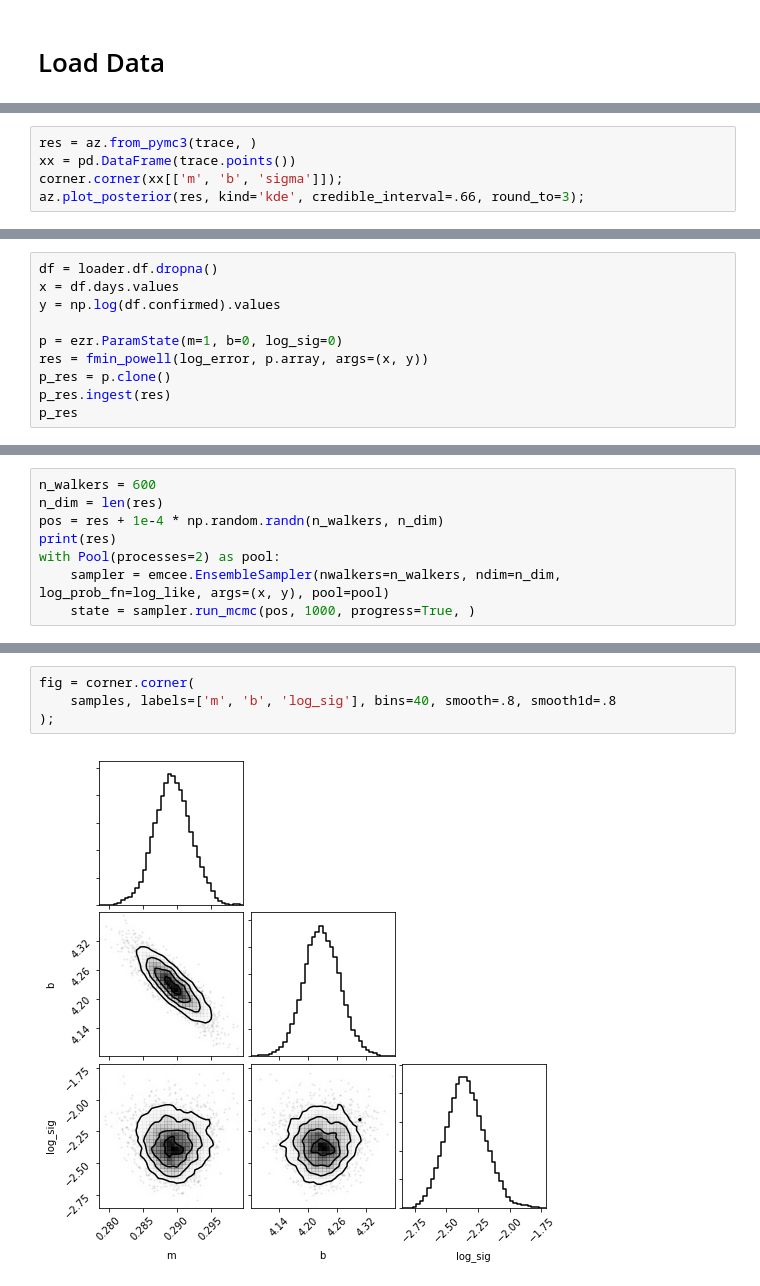
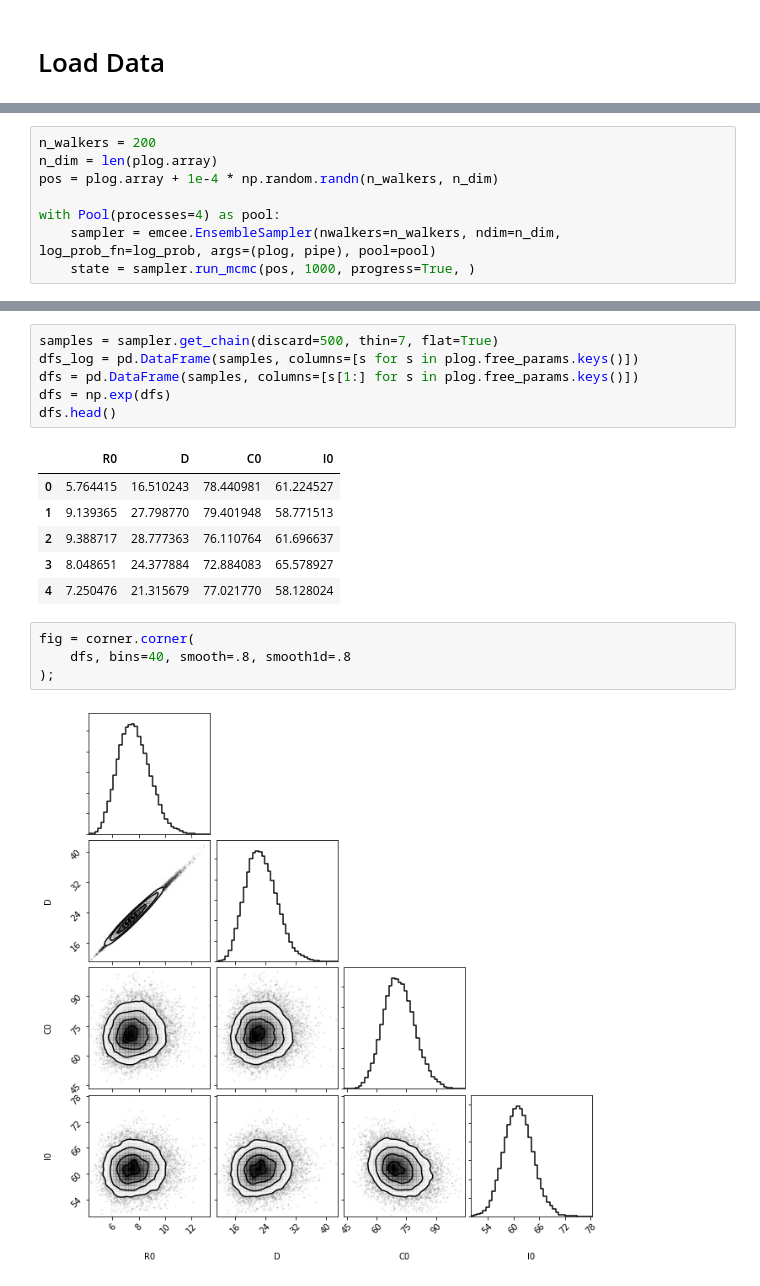
Before and after one commit to robdmc/COVID-19, a Jupyter notebook: emcee_play.ipynb, the cells around one changed output, grey strips where cells are left out. Drawn from its saved outputs; the diff is of its cells as text.

```diff
--- a/emcee_play.ipynb
+++ b/emcee_play.ipynb
@@ -126,5 +107,0 @@ NUTS: [sigma, b, m]
-# %%
-res = az.from_pymc3(trace, )
-xx = pd.DataFrame(trace.points())
-corner.corner(xx[['m', 'b', 'sigma']]);
-az.plot_posterior(res, kind='kde', credible_interval=.66, round_to=3);
@@ -162,10 +107,0 @@ def log_like(theta, x, y):
-# %%
-df = loader.df.dropna()
-x = df.days.values
-y = np.log(df.confirmed).values
-
-p = ezr.ParamState(m=1, b=0, log_sig=0)
-res = fmin_powell(log_error, p.array, args=(x, y))
-p_res = p.clone()
-p_res.ingest(res)
-p_res
@@ -185,8 +251,8 @@ array([ 0.28935652,  4.22841342, -2.41099223])
 # %%
-n_walkers = 600
-n_dim = len(res)
-pos = res + 1e-4 * np.random.randn(n_walkers, n_dim)
-print(res)
-with Pool(processes=2) as pool:
-    sampler = emcee.EnsembleSampler(nwalkers=n_walkers, ndim=n_dim, log_prob_fn=log_like, args=(x, y), pool=pool)
+n_walkers = 200
+n_dim = len(plog.array)
+pos = plog.array + 1e-4 * np.random.randn(n_walkers, n_dim)
+
+with Pool(processes=4) as pool:
+    sampler = emcee.EnsembleSampler(nwalkers=n_walkers, ndim=n_dim, log_prob_fn=log_prob, args=(plog, pipe), pool=pool)
     state = sampler.run_mcmc(pos, 1000, progress=True, )
@@ -200,6 +266,19 @@ samples.shape
+# %%
+samples = sampler.get_chain(discard=500, thin=7, flat=True)
+dfs_log = pd.DataFrame(samples, columns=[s for s in plog.free_params.keys()])
+dfs = pd.DataFrame(samples, columns=[s[1:] for s in plog.free_params.keys()])
+dfs = np.exp(dfs)
+dfs.head()
+# %% [output]
+|  | R0 | D | C0 | I0 |
+| 0 | 5.764415 | 16.510243 | 78.440981 | 61.224527 |
+| 1 | 9.139365 | 27.798770 | 79.401948 | 58.771513 |
+| 2 | 9.388717 | 28.777363 | 76.110764 | 61.696637 |
+| 3 | 8.048651 | 24.377884 | 72.884083 | 65.578927 |
+| 4 | 7.250476 | 21.315679 | 77.021770 | 58.128024 |
 # %%
 fig = corner.corner(
-    samples, labels=['m', 'b', 'log_sig'], bins=40, smooth=.8, smooth1d=.8
+    dfs, bins=40, smooth=.8, smooth1d=.8
 );
 # %% [output]
-[figure, old version]
+[figure, new version]
```
Also changed, not shown: parts of 21 cells of this notebook, 1 other file.
